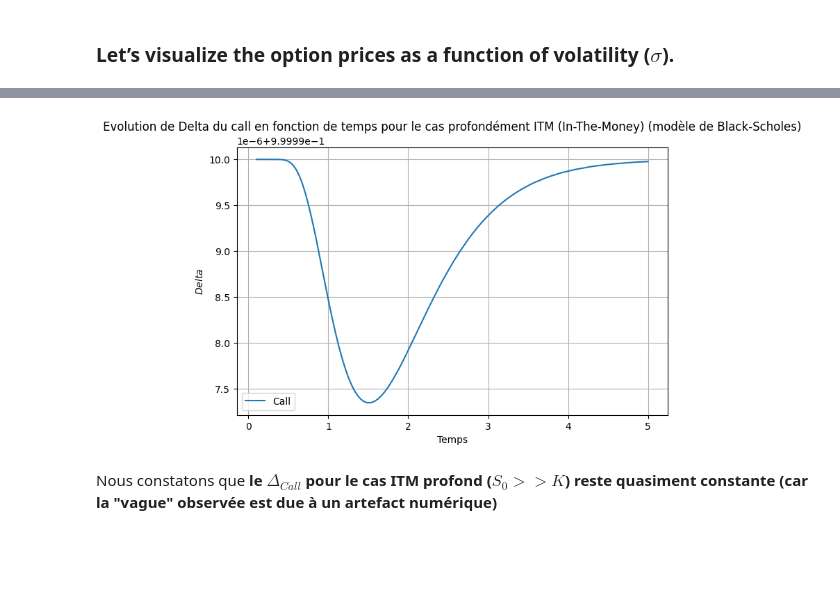
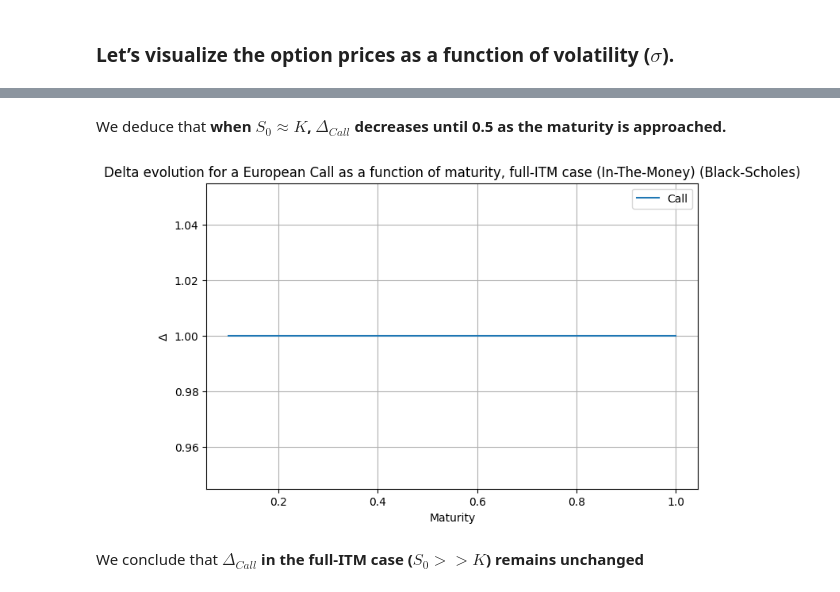
Before and after one commit to zmeikingleb/Financial_Models, a Jupyter notebook: Black Scholes.ipynb, the cells around one changed output, grey strips where cells are left out. Drawn from its saved outputs; the diff is of its cells as text; code cells hidden in the pictures; blank space fills up the shorter version.

```diff
--- a/Black Scholes.ipynb
+++ b/Black Scholes.ipynb
@@ -199,19 +315,22 @@ Nous constatons que **le $\Delta_{Call}$ pour le cas OTM profond ($S_0 << K$) au
+# %% [markdown]
+We deduce that **when $S_0 \approx K$, $\Delta_{Call}$ decreases until 0.5 as the maturity is approached.**
 # %%
-Td= np.linspace(0.1, 200, 1000)
+T=1
+Td= np.linspace(0.1, 1, 1000)
 S0=1000
 K=1
 sigma = .4
 r = .04
-delta_time_call=[delta_call(S0, K, t, r, sigma) for t in Td]
+delta_time_call=[delta_call(S0, K,T, t, r, sigma) for t in Td]
 plt.figure(figsize=(8,5))
-plt.plot(T, delta_time_call, label="Call")
-plt.title(f"Evolution de Delta du call en fonction de temps pour le cas profondément ITM (In-The-Money) (modèle de Black-Scholes)")
-plt.xlabel("Temps")
-plt.ylabel("$Delta$")
+plt.plot(Td, delta_time_call, label="Call")
+plt.title(f"Delta evolution for a European Call as a function of maturity, full-ITM case (In-The-Money) (Black-Scholes)")
+plt.xlabel("Maturity")
+plt.ylabel(r"$\Delta$")
 plt.grid(True)
 plt.legend()
 plt.show()
 # %% [output]
-[figure, old version]
+[figure, new version]
 # %% [markdown]
-Nous constatons que **le $\Delta_{Call}$ pour le cas ITM profond ($S_0 >> K$) reste quasiment constante (car la "vague" observée est due à un artefact numérique)**
+We conclude that **$\Delta_{Call}$ in the full-ITM case ($S_0 >> K$) remains unchanged**
```
Also changed, not shown: parts of 58 cells of this notebook.
